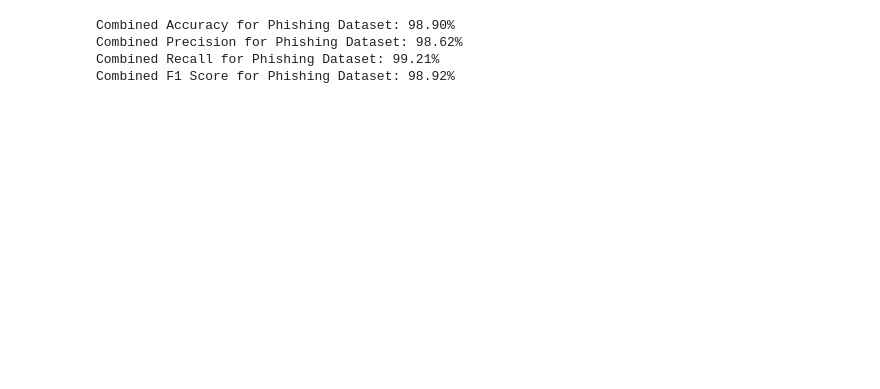
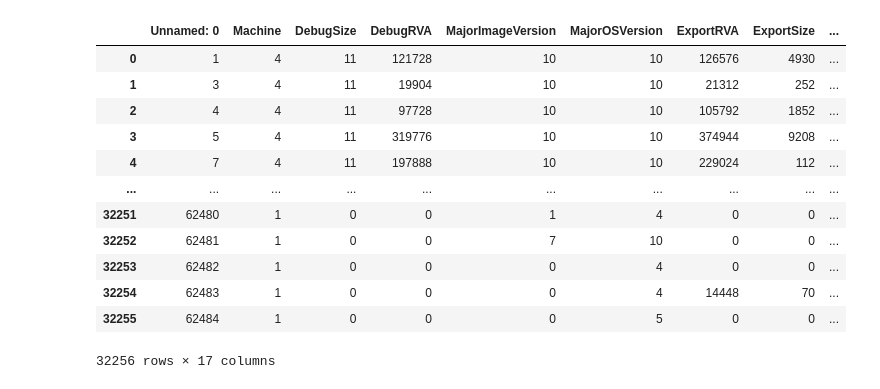
Before and after one commit to tindoy10/browser-extension, a Jupyter notebook: extension.ipynb, the cells around one changed output. Saved outputs shown, nothing was run; the diff lists cells and outputs as text; code cells hidden in the pictures; blank space fills up the shorter version.

```diff
--- a/extension.ipynb
+++ b/extension.ipynb
@@ -159,28 +14,0 @@ plt.show()
-# %%
-combined_predictions_phishing = (rf_predictions_phishing + xgb_predictions_phishing + lgb_predictions_phishing) / 3
-
-# Convert combined predictions to binary (0 or 1)
-combined_predictions_binary = np.round(combined_predictions_phishing)
-
-# Calculate accuracy for combined predictions
-phishing_accuracy = (combined_predictions_binary == y1_test).mean()
-
-# Calculate precision for combined predictions
-phishing_precision = precision_score(y1_test, combined_predictions_binary)
-
-# Calculate recall for combined predictions
-phishing_recall = recall_score(y1_test, combined_predictions_binary)
-
-# Calculate F1 score for combined predictions
-phishing_f1_score = f1_score(y1_test, combined_predictions_binary)
-
-# Print the metrics
-print(f"Combined Accuracy for Phishing Dataset: {phishing_accuracy * 100:.2f}%")
-print(f"Combined Precision for Phishing Dataset: {phishing_precision * 100:.2f}%")
-print(f"Combined Recall for Phishing Dataset: {phishing_recall * 100:.2f}%")
-print(f"Combined F1 Score for Phishing Dataset: {phishing_f1_score * 100:.2f}%")
-# %% [output]
-Combined Accuracy for Phishing Dataset: 98.90%
-Combined Precision for Phishing Dataset: 98.62%
-Combined Recall for Phishing Dataset: 99.21%
-Combined F1 Score for Phishing Dataset: 98.92%
@@ -186,0 +32,17 @@ Combined F1 Score for Phishing Dataset: 98.92%
+# %%
+df1 = pd.read_csv("df_clear.csv")
+df1
+# %% [output]
+|  | Unnamed: 0 | Machine | DebugSize | DebugRVA | MajorImageVersion | MajorOSVersion | ExportRVA | ExportSize | ... |
+| 0 | 1 | 4 | 11 | 121728 | 10 | 10 | 126576 | 4930 | ... |
+| 1 | 3 | 4 | 11 | 19904 | 10 | 10 | 21312 | 252 | ... |
+| 2 | 4 | 4 | 11 | 97728 | 10 | 10 | 105792 | 1852 | ... |
+| 3 | 5 | 4 | 11 | 319776 | 10 | 10 | 374944 | 9208 | ... |
+| 4 | 7 | 4 | 11 | 197888 | 10 | 10 | 229024 | 112 | ... |
+| ... | ... | ... | ... | ... | ... | ... | ... | ... | ... |
+| 32251 | 62480 | 1 | 0 | 0 | 1 | 4 | 0 | 0 | ... |
+| 32252 | 62481 | 1 | 0 | 0 | 7 | 10 | 0 | 0 | ... |
+| 32253 | 62482 | 1 | 0 | 0 | 0 | 4 | 0 | 0 | ... |
+| 32254 | 62483 | 1 | 0 | 0 | 0 | 4 | 14448 | 70 | ... |
+| 32255 | 62484 | 1 | 0 | 0 | 0 | 5 | 0 | 0 | ... |
+32256 rows × 17 columns
```
Also changed, not shown: parts of 31 cells of this notebook, 10 other files.
